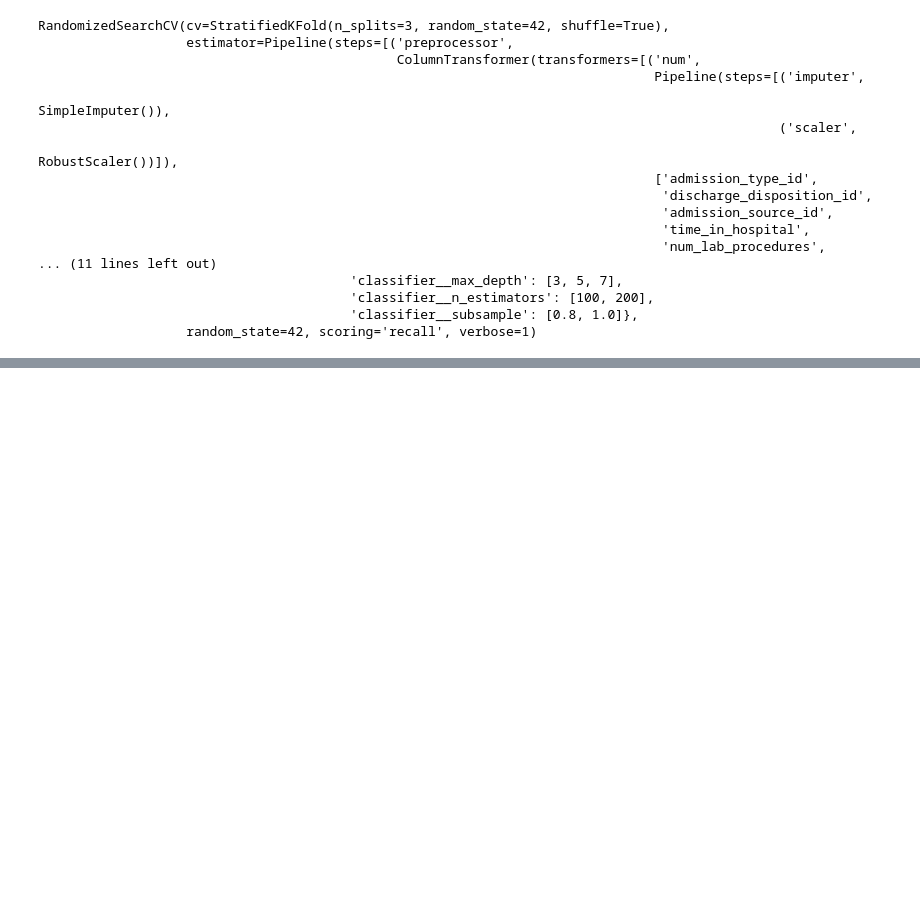
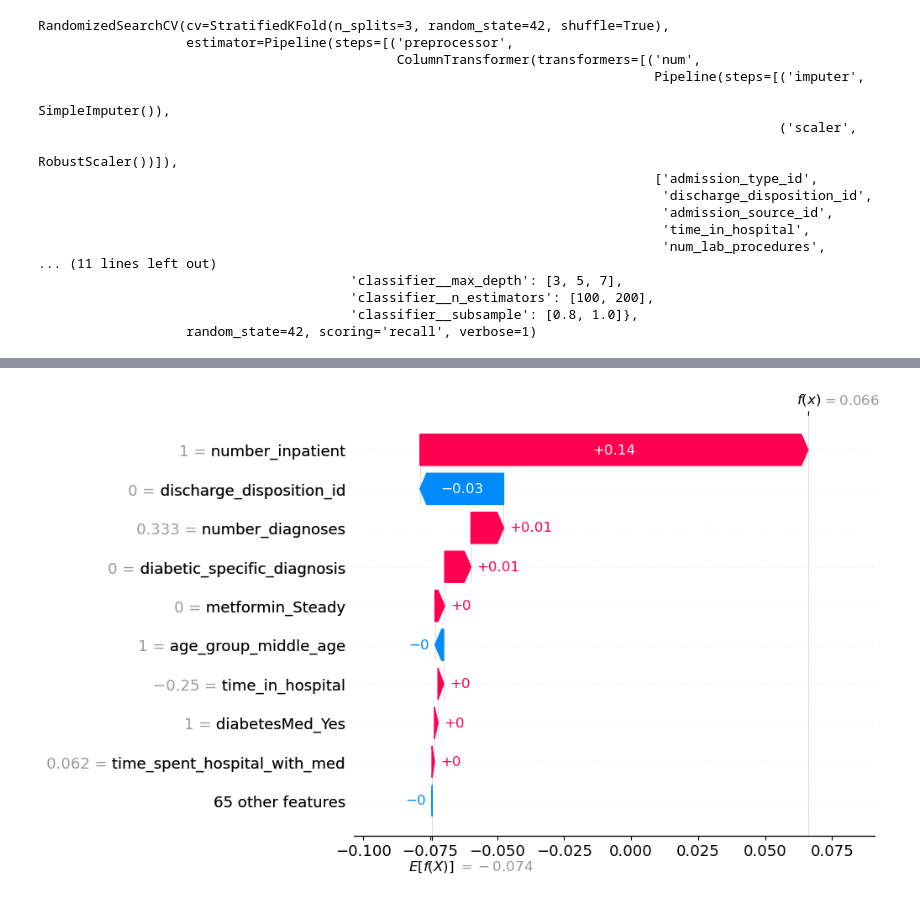
Before and after one commit to slavdefense/ml-diabetic-readmission-30dmittance, a Jupyter notebook: Model Selection.ipynb, the cells around one changed output, grey strips where cells are left out. Saved outputs shown, nothing was run; the diff lists cells and outputs as text; code cells hidden in the pictures; blank space fills up the shorter version.

```diff
--- a/Model Selection.ipynb
+++ b/Model Selection.ipynb
@@ -565,0 +720,5 @@ The accuracy score is  0.5712101910828026
+# %%
+# Waterfall Plot
+shap.plots.waterfall(final_visualization[66])
+# %% [output]
+[figure, added]
```
Also changed, not shown: parts of 17 cells of this notebook, 20 other files.
